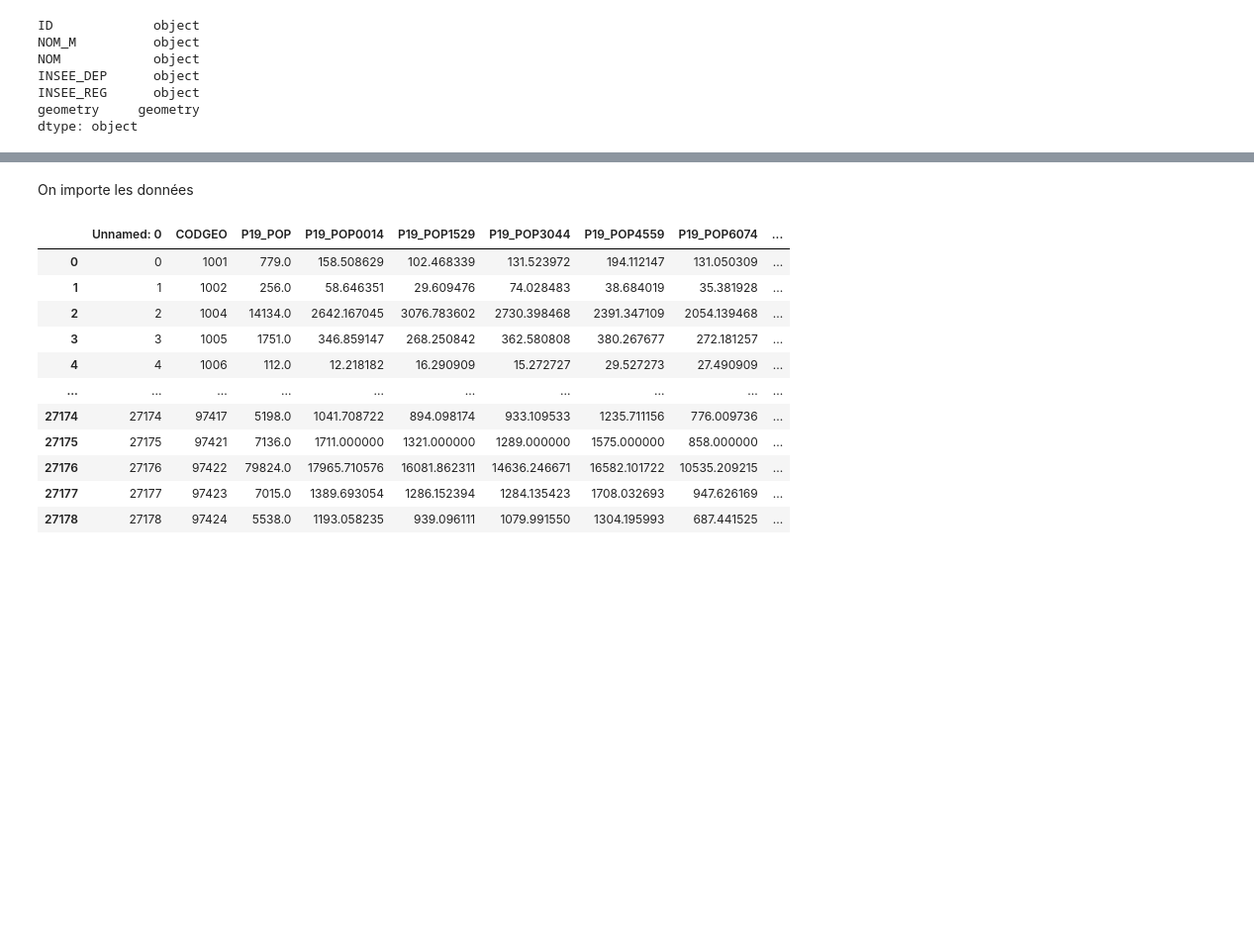
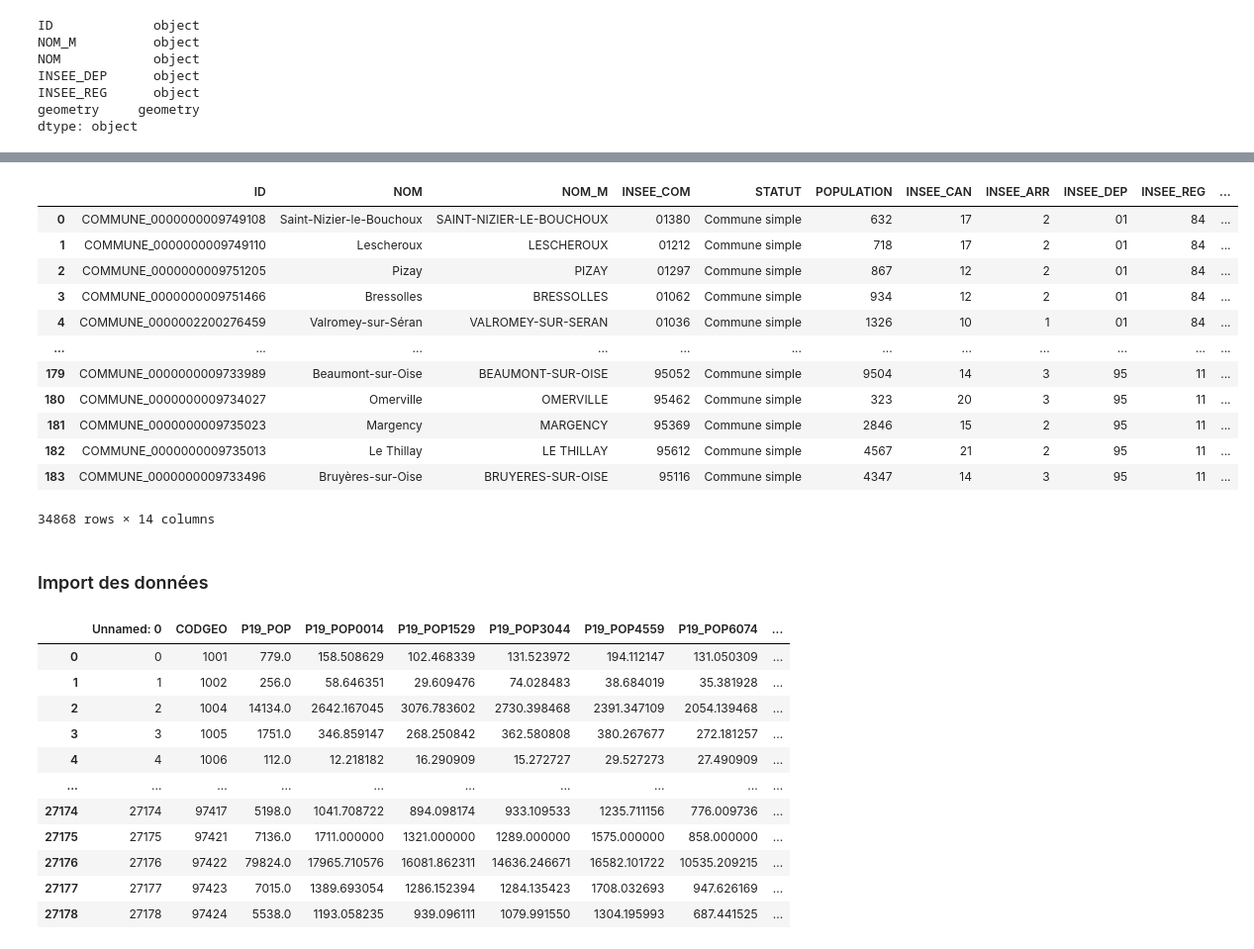
Before and after one commit to HenrideT/Projet_Python, a Jupyter notebook: statistiques_descriptives.ipynb, the cells around one changed output, grey strips where cells are left out. Shown: that part at 99% size. Saved outputs shown, nothing was run; the diff lists cells and outputs as text; code cells hidden in the pictures; blank space fills up the shorter version.

```diff
--- a/statistiques_descriptives.ipynb
+++ b/statistiques_descriptives.ipynb
@@ -61,5 +73,21 @@ dtype: object
+# %%
+comm
+# %% [output]
+|  | ID | NOM | NOM_M | INSEE_COM | STATUT | POPULATION | INSEE_CAN | INSEE_ARR | INSEE_DEP | INSEE_REG | ... |
+| 0 | COMMUNE_0000000009749108 | Saint-Nizier-le-Bouchoux | SAINT-NIZIER-LE-BOUCHOUX | 01380 | Commune simple | 632 | 17 | 2 | 01 | 84 | ... |
+| 1 | COMMUNE_0000000009749110 | Lescheroux | LESCHEROUX | 01212 | Commune simple | 718 | 17 | 2 | 01 | 84 | ... |
+| 2 | COMMUNE_0000000009751205 | Pizay | PIZAY | 01297 | Commune simple | 867 | 12 | 2 | 01 | 84 | ... |
+| 3 | COMMUNE_0000000009751466 | Bressolles | BRESSOLLES | 01062 | Commune simple | 934 | 12 | 2 | 01 | 84 | ... |
+| 4 | COMMUNE_0000002200276459 | Valromey-sur-Séran | VALROMEY-SUR-SERAN | 01036 | Commune simple | 1326 | 10 | 1 | 01 | 84 | ... |
+| ... | ... | ... | ... | ... | ... | ... | ... | ... | ... | ... | ... |
+| 179 | COMMUNE_0000000009733989 | Beaumont-sur-Oise | BEAUMONT-SUR-OISE | 95052 | Commune simple | 9504 | 14 | 3 | 95 | 11 | ... |
+| 180 | COMMUNE_0000000009734027 | Omerville | OMERVILLE | 95462 | Commune simple | 323 | 20 | 3 | 95 | 11 | ... |
+| 181 | COMMUNE_0000000009735023 | Margency | MARGENCY | 95369 | Commune simple | 2846 | 15 | 2 | 95 | 11 | ... |
+| 182 | COMMUNE_0000000009735013 | Le Thillay | LE THILLAY | 95612 | Commune simple | 4567 | 21 | 2 | 95 | 11 | ... |
+| 183 | COMMUNE_0000000009733496 | Bruyères-sur-Oise | BRUYERES-SUR-OISE | 95116 | Commune simple | 4347 | 14 | 3 | 95 | 11 | ... |
+34868 rows × 14 columns
 # %% [markdown]
-On importe les données
+### Import des données
 # %%
 data = pd.read_csv(filepath_or_buffer='Données élections et INSEE.csv', encoding='l5', sep=',')
 # %%
```
Also changed, not shown: parts of 7 cells of this notebook.
